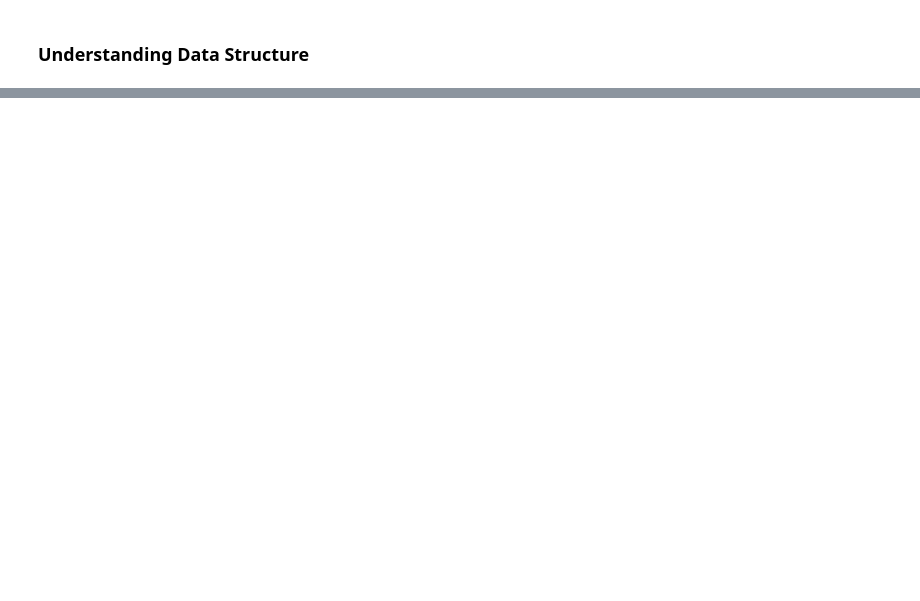
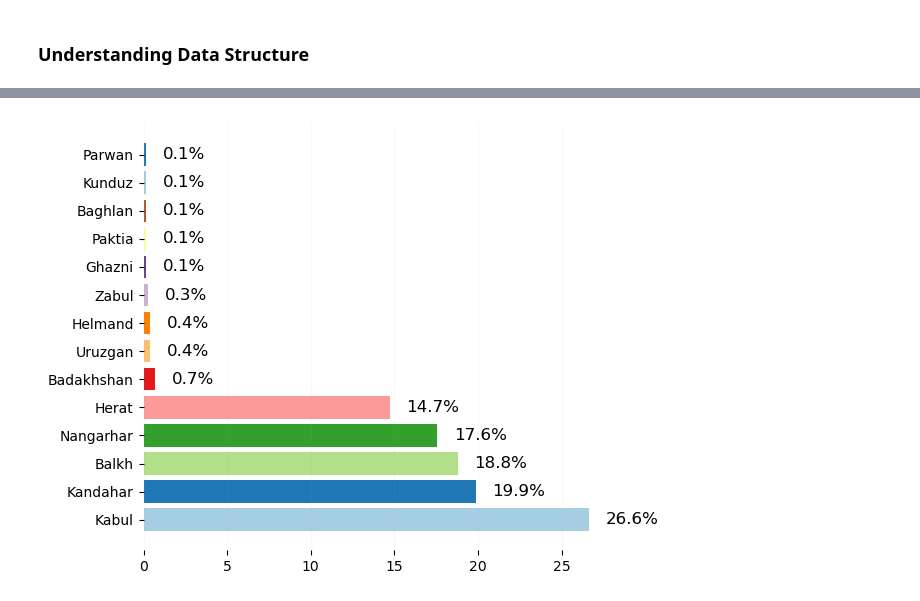
Before and after one commit to Mirwais-Farahi/research-mmc-drc-afghanistan-returnee-trends, a Jupyter notebook: notebooks/analaysis.ipynb, the cells around one changed output, grey strips where cells are left out. Drawn from its saved outputs; the diff is of its cells as text; code cells hidden in the pictures; blank space fills up the shorter version.

```diff
--- a/notebooks/analaysis.ipynb
+++ b/notebooks/analaysis.ipynb
@@ -149,0 +373,12 @@ data.to_csv('../data/processed/MSIA_2024_CEI_Afghanistan_data_cleaned.csv', inde
+# %%
+# Get value counts for Current Location
+location_df = df[currrent_location].value_counts().reset_index()
+location_df.columns = ['Current Location', 'Count']
+
+# Optional: define color palette
+colors = plt.cm.Paired.colors[:len(location_df)]
+
+# Call the vertical plot function
+plot_bar_chart_with_percentage(location_df, 'Current Location', 'Count', colors)
+# %% [output]
+[figure, added]
```
Also changed, not shown: parts of 228 cells of this notebook, 4 other files.
